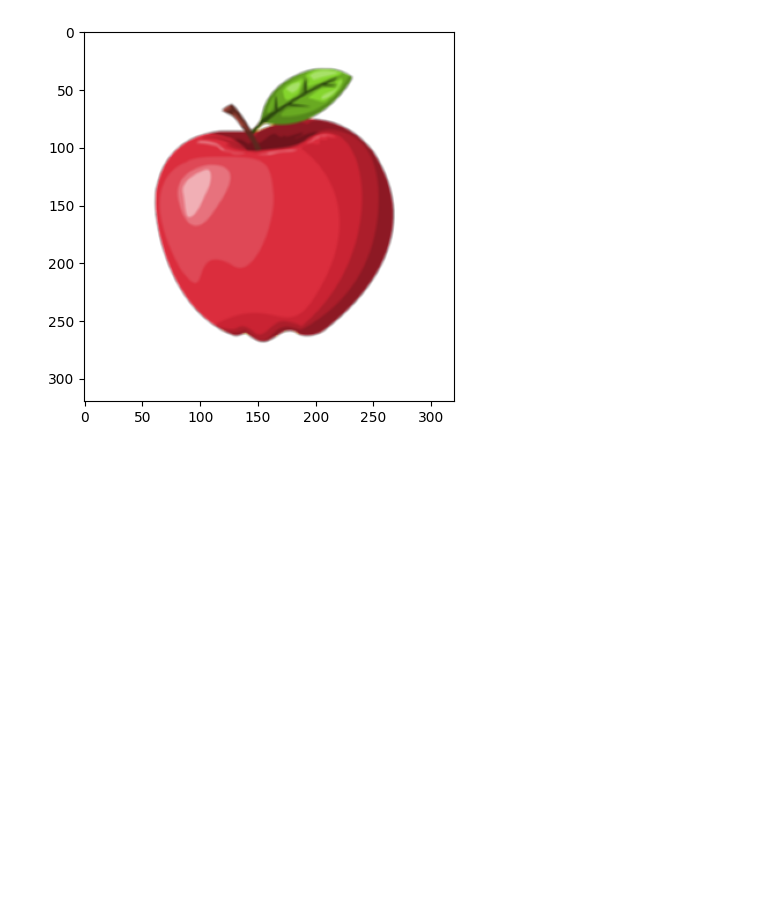
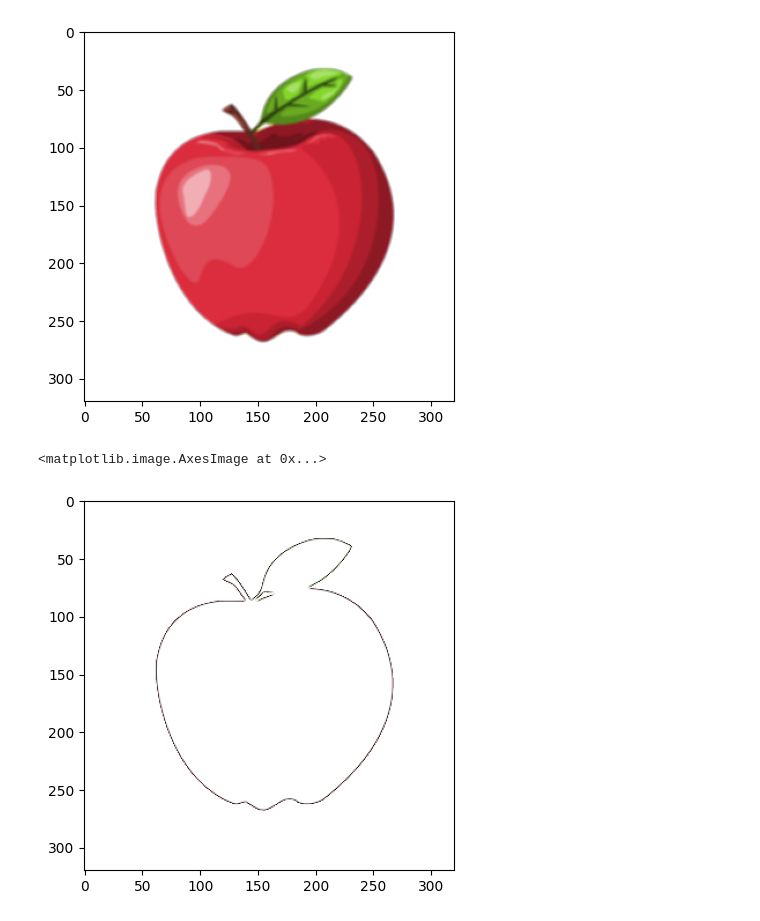
Before and after one commit to jbrun0r/PDI, a Jupyter notebook: kernels.ipynb, the cells around one changed output. Drawn from its saved outputs; the diff is of its cells as text; code cells hidden in the pictures; blank space fills up the shorter version.

```diff
--- a/kernels.ipynb
+++ b/kernels.ipynb
@@ -39,3 +39,12 @@ imshow(apple.filter(blur))
 # %% [output]
 <matplotlib.image.AxesImage at 0x...>
 [figure]
+# %%
+l_kernel = ImageFilter.Kernel((3, 3),[0, -1, 0,
+           -1,  4, -1,
+            0, -1, 0], 1)
+# %%
+imshow(apple.filter(l_kernel))
+# %% [output]
+<matplotlib.image.AxesImage at 0x...>
+[figure, added]
```
Also changed, not shown: parts of 8 cells of this notebook.
